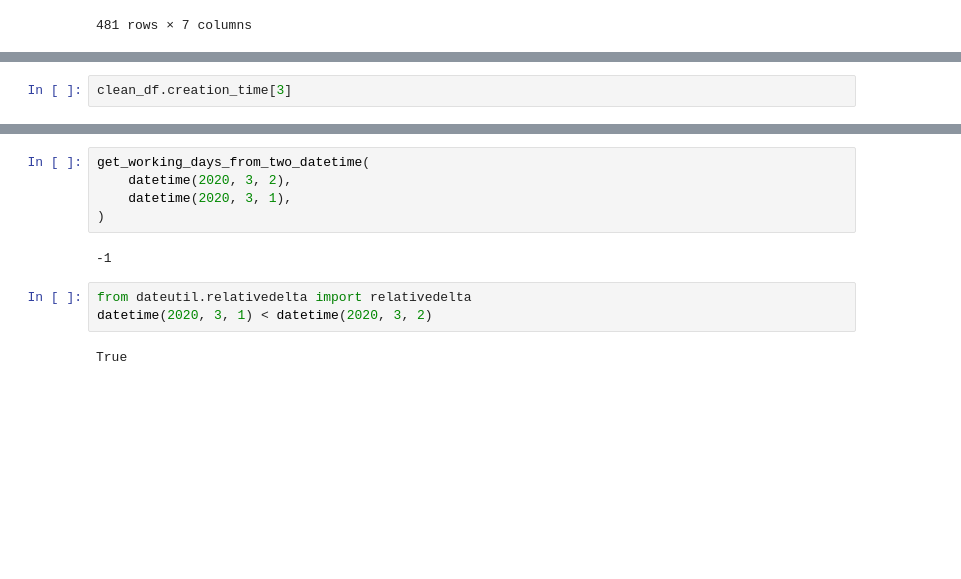
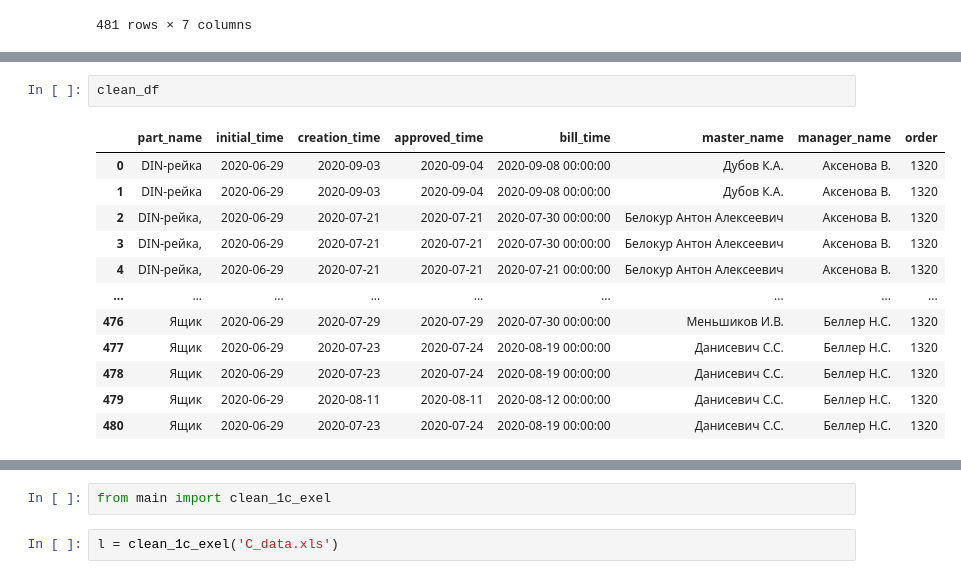
Before and after one commit to TimurKarev/timeFromStartToBill, a Jupyter notebook: main.ipynb, the cells around one changed output, grey strips where cells are left out. Cells and saved outputs as stored; diff of their text form; blank space fills up the shorter version.

Commit message:
main py in progress

```diff
--- a/main.ipynb
+++ b/main.ipynb
@@ -102,3 +121,15 @@ clean_df
 # %%
-clean_df.creation_time[3]
+clean_df
 # %% [output]
+|  | part_name | initial_time | creation_time | approved_time | bill_time | master_name | manager_name | order |
+| 0 | DIN-рейка | 2020-06-29 | 2020-09-03 | 2020-09-04 | 2020-09-08 00:00:00 | Дубов К.А. | Аксенова В. | 1320 |
+| 1 | DIN-рейка | 2020-06-29 | 2020-09-03 | 2020-09-04 | 2020-09-08 00:00:00 | Дубов К.А. | Аксенова В. | 1320 |
+| 2 | DIN-рейка, | 2020-06-29 | 2020-07-21 | 2020-07-21 | 2020-07-30 00:00:00 | Белокур Антон Алексеевич | Аксенова В. | 1320 |
+| 3 | DIN-рейка, | 2020-06-29 | 2020-07-21 | 2020-07-21 | 2020-07-30 00:00:00 | Белокур Антон Алексеевич | Аксенова В. | 1320 |
+| 4 | DIN-рейка, | 2020-06-29 | 2020-07-21 | 2020-07-21 | 2020-07-21 00:00:00 | Белокур Антон Алексеевич | Аксенова В. | 1320 |
+| ... | ... | ... | ... | ... | ... | ... | ... | ... |
+| 476 | Ящик | 2020-06-29 | 2020-07-29 | 2020-07-29 | 2020-07-30 00:00:00 | Меньшиков И.В. | Беллер Н.С. | 1320 |
+| 477 | Ящик | 2020-06-29 | 2020-07-23 | 2020-07-24 | 2020-08-19 00:00:00 | Данисевич С.С. | Беллер Н.С. | 1320 |
+| 478 | Ящик | 2020-06-29 | 2020-07-23 | 2020-07-24 | 2020-08-19 00:00:00 | Данисевич С.С. | Беллер Н.С. | 1320 |
+| 479 | Ящик | 2020-06-29 | 2020-08-11 | 2020-08-11 | 2020-08-12 00:00:00 | Данисевич С.С. | Беллер Н.С. | 1320 |
+| 480 | Ящик | 2020-06-29 | 2020-07-23 | 2020-07-24 | 2020-08-19 00:00:00 | Данисевич С.С. | Беллер Н.С. | 1320 |
@@ -106,12 +137,4 @@ Timestamp('2020-07-21 00:00:00')
-# %%
-get_working_days_from_two_datetime(
-    datetime(2020, 3, 2),
-    datetime(2020, 3, 1),
-)
-# %% [output]
--1
-# %%
-from dateutil.relativedelta import relativedelta
-datetime(2020, 3, 1) < datetime(2020, 3, 2)
-# %% [output]
-True
+# %%
+from main import clean_1c_exel
+# %%
+l = clean_1c_exel('C_data.xls')
```
Also changed, not shown: parts of 5 cells of this notebook, 2 other files.
